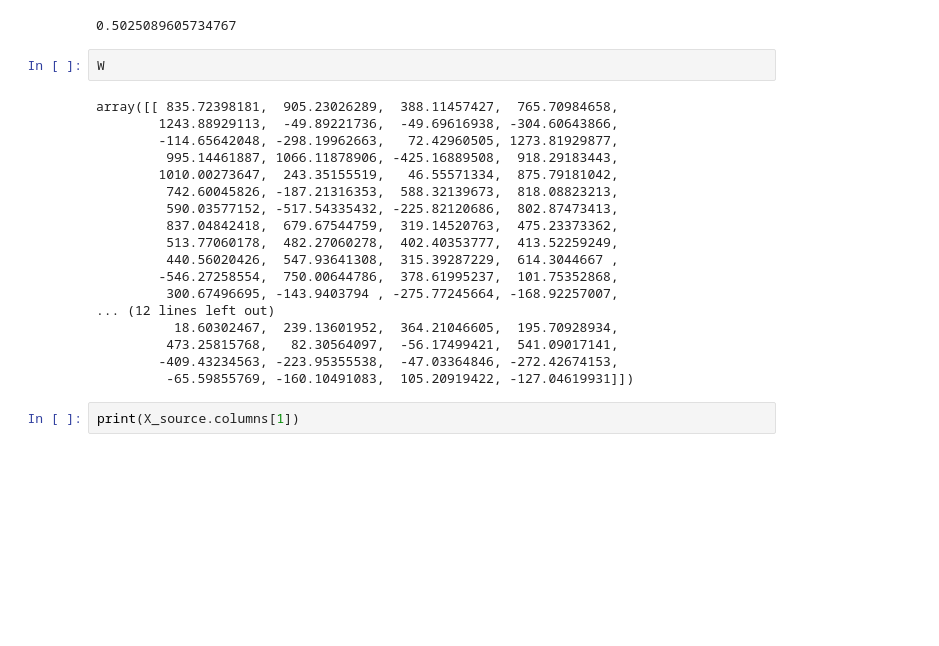
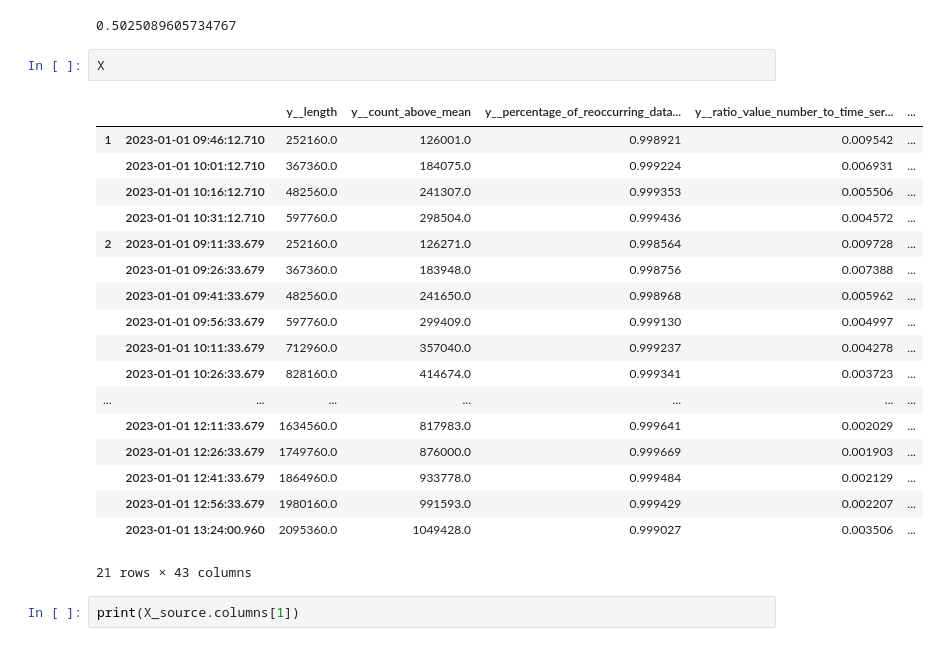
Before and after one commit to FelixSchreyer/BAR, a Jupyter notebook: Notebooks/BAR_predict.ipynb, the cells around one changed output. Drawn from its saved outputs; the diff is of its cells as text; blank space fills up the shorter version.

```diff
--- a/Notebooks/BAR_predict.ipynb
+++ b/Notebooks/BAR_predict.ipynb
@@ -120,26 +120,27 @@ array([1.75      , 2.33333333, 0.5       ])
 calculate_f1_score(W, X, y)
 # %% [output]
 0.5025089605734767
-# %%
-W
-# %% [output]
-array([[ 835.72398181,  905.23026289,  388.11457427,  765.70984658,
-        1243.88929113,  -49.89221736,  -49.69616938, -304.60643866,
-        -114.65642048, -298.19962663,   72.42960505, 1273.81929877,
-         995.14461887, 1066.11878906, -425.16889508,  918.29183443,
-        1010.00273647,  243.35155519,   46.55571334,  875.79181042,
-         742.60045826, -187.21316353,  588.32139673,  818.08823213,
-         590.03577152, -517.54335432, -225.82120686,  802.87473413,
-         837.04842418,  679.67544759,  319.14520763,  475.23373362,
-         513.77060178,  482.27060278,  402.40353777,  413.52259249,
-         440.56020426,  547.93641308,  315.39287229,  614.3044667 ,
-        -546.27258554,  750.00644786,  378.61995237,  101.75352868,
-         300.67496695, -143.9403794 , -275.77245664, -168.92257007,
-... (12 lines left out)
-          18.60302467,  239.13601952,  364.21046605,  195.70928934,
-         473.25815768,   82.30564097,  -56.17499421,  541.09017141,
-        -409.43234563, -223.95355538,  -47.03364846, -272.42674153,
-         -65.59855769, -160.10491083,  105.20919422, -127.04619931]])
+# %%
+X
+# %% [output]
+|  |  | y__length | y__count_above_mean | y__percentage_of_reoccurring_data... | y__ratio_value_number_to_time_ser... | ... |
+| 1 | 2023-01-01 09:46:12.710 | 252160.0 | 126001.0 | 0.998921 | 0.009542 | ... |
+|  | 2023-01-01 10:01:12.710 | 367360.0 | 184075.0 | 0.999224 | 0.006931 | ... |
+|  | 2023-01-01 10:16:12.710 | 482560.0 | 241307.0 | 0.999353 | 0.005506 | ... |
+|  | 2023-01-01 10:31:12.710 | 597760.0 | 298504.0 | 0.999436 | 0.004572 | ... |
+| 2 | 2023-01-01 09:11:33.679 | 252160.0 | 126271.0 | 0.998564 | 0.009728 | ... |
+|  | 2023-01-01 09:26:33.679 | 367360.0 | 183948.0 | 0.998756 | 0.007388 | ... |
+|  | 2023-01-01 09:41:33.679 | 482560.0 | 241650.0 | 0.998968 | 0.005962 | ... |
+|  | 2023-01-01 09:56:33.679 | 597760.0 | 299409.0 | 0.999130 | 0.004997 | ... |
+|  | 2023-01-01 10:11:33.679 | 712960.0 | 357040.0 | 0.999237 | 0.004278 | ... |
+|  | 2023-01-01 10:26:33.679 | 828160.0 | 414674.0 | 0.999341 | 0.003723 | ... |
+| ... | ... | ... | ... | ... | ... | ... |
+|  | 2023-01-01 12:11:33.679 | 1634560.0 | 817983.0 | 0.999641 | 0.002029 | ... |
+|  | 2023-01-01 12:26:33.679 | 1749760.0 | 876000.0 | 0.999669 | 0.001903 | ... |
+|  | 2023-01-01 12:41:33.679 | 1864960.0 | 933778.0 | 0.999484 | 0.002129 | ... |
+|  | 2023-01-01 12:56:33.679 | 1980160.0 | 991593.0 | 0.999429 | 0.002207 | ... |
+|  | 2023-01-01 13:24:00.960 | 2095360.0 | 1049428.0 | 0.999027 | 0.003506 | ... |
+21 rows × 43 columns
 # %%
 print(X_source.columns[1])
 # %% [output]
```
Also changed, not shown: 7 other files.
